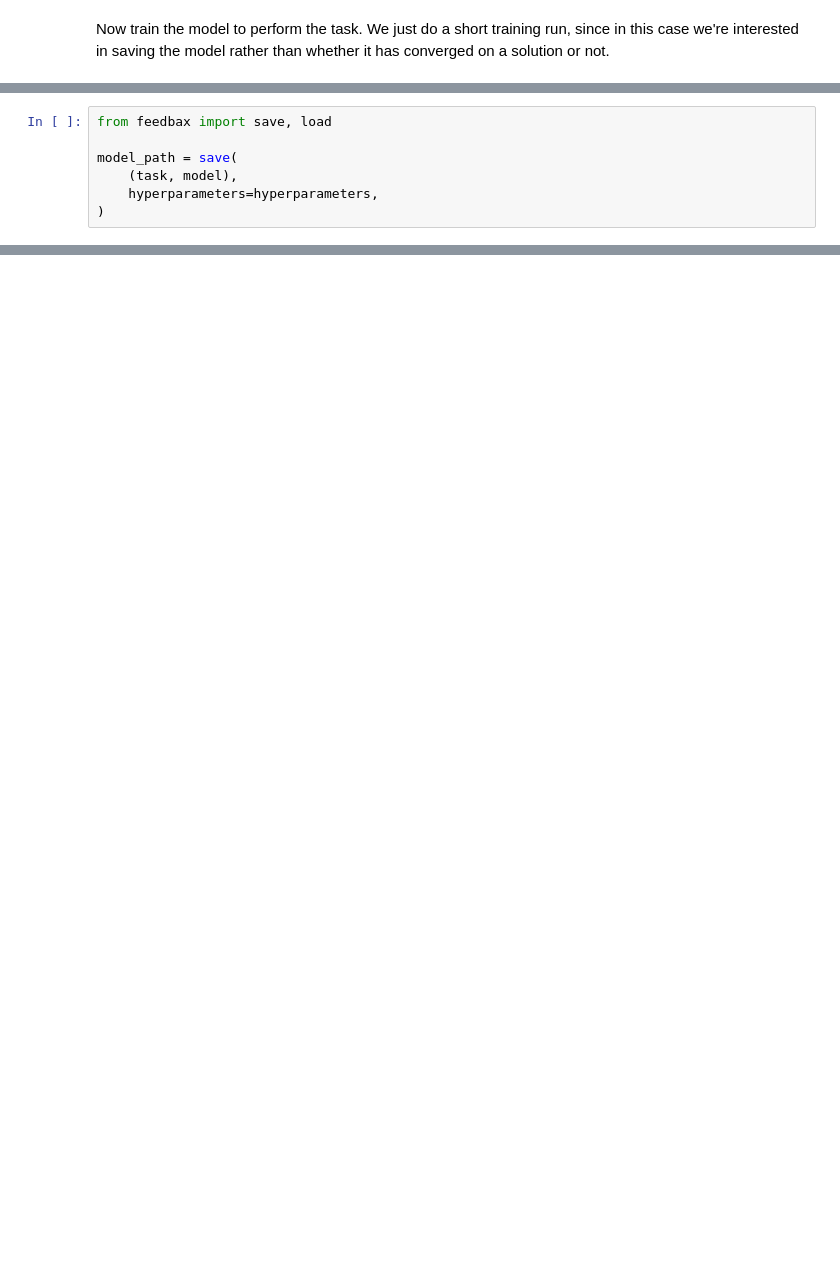
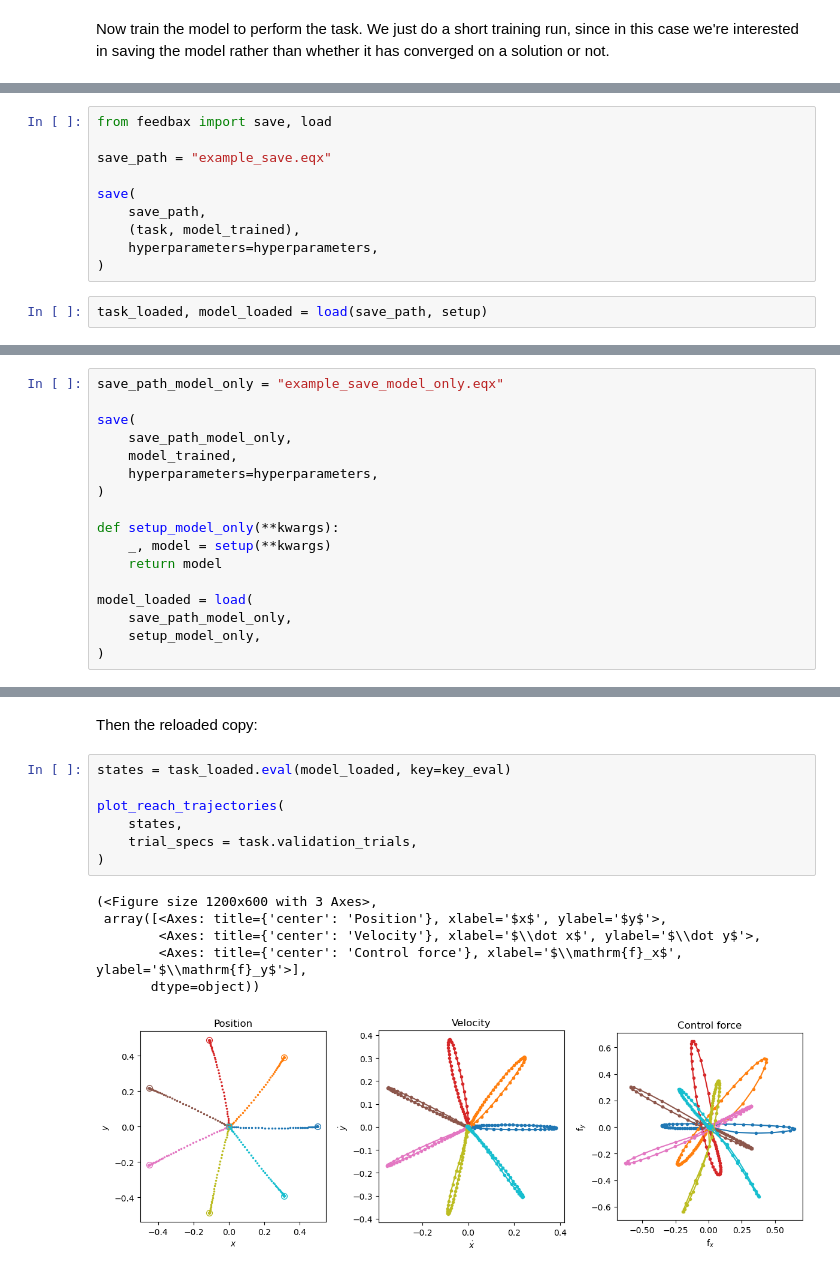
Before and after one commit to mlprt/feedbax, a Jupyter notebook: examples/saving_and_loading.ipynb, the cells around one changed output, grey strips where cells are left out. Cells and saved outputs as stored; diff of their text form; blank space fills up the shorter version.

```diff
--- a/examples/saving_and_loading.ipynb
+++ b/examples/saving_and_loading.ipynb
@@ -87,8 +89,13 @@ Training iteration: 900
 # %%
 from feedbax import save, load
 
-model_path = save(
-    (task, model),
+save_path = "example_save.eqx"
+
+save(
+    save_path,
+    (task, model_trained),
     hyperparameters=hyperparameters,
 )
+# %%
+task_loaded, model_loaded = load(save_path, setup)
 # %% [markdown]
@@ -108,0 +151,17 @@ Need a function that can construct your model.
+# %%
+save_path_model_only = "example_save_model_only.eqx"
+
+save(
+    save_path_model_only,
+    model_trained,
+    hyperparameters=hyperparameters,
+)
+
+def setup_model_only(**kwargs):
+    _, model = setup(**kwargs)
+    return model
+
+model_loaded = load(
+    save_path_model_only,
+    setup_model_only,
+)
@@ -108,0 +188,16 @@ Need a function that can construct your model.
+# %% [markdown]
+Then the reloaded copy:
+# %%
+states = task_loaded.eval(model_loaded, key=key_eval)
+
+plot_reach_trajectories(
+    states,
+    trial_specs = task.validation_trials,
+)
+# %% [output]
+(<Figure size 1200x600 with 3 Axes>,
+ array([<Axes: title={'center': 'Position'}, xlabel='$x$', ylabel='$y$'>,
+        <Axes: title={'center': 'Velocity'}, xlabel='$\\dot x$', ylabel='$\\dot y$'>,
+        <Axes: title={'center': 'Control force'}, xlabel='$\\mathrm{f}_x$', ylabel='$\\mathrm{f}_y$'>],
+       dtype=object))
+[figure, added]
```
Also changed, not shown: parts of 10 cells of this notebook, 24 other files.
